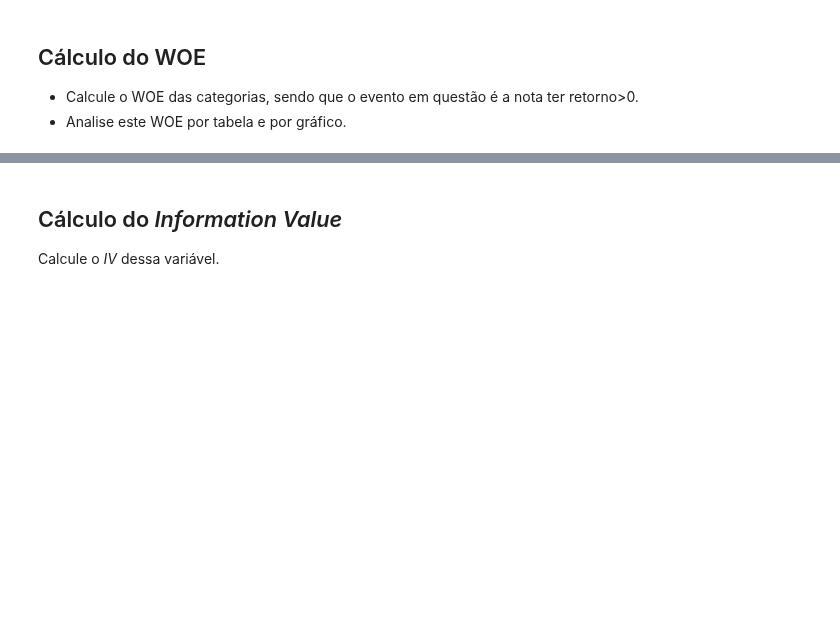
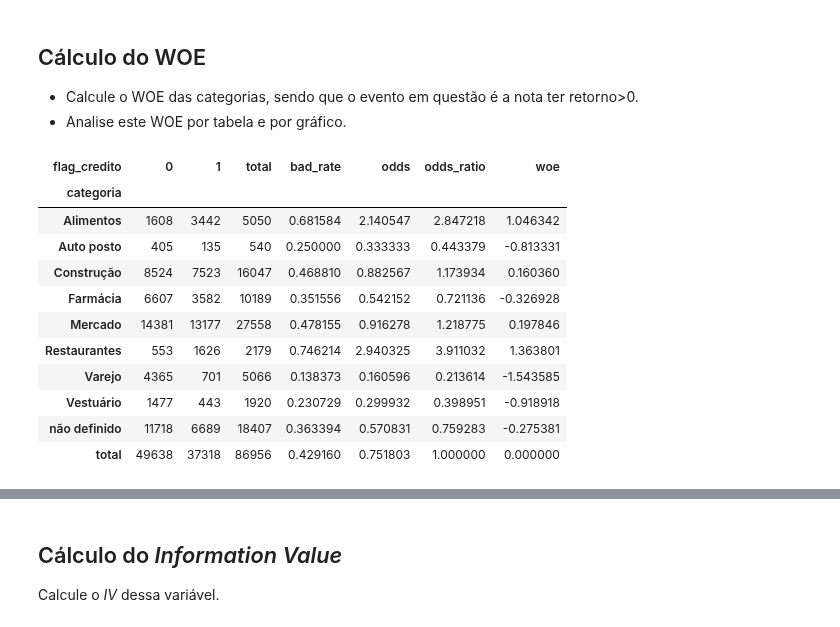
Before and after one commit to gfsilveira/ebac, a Jupyter notebook: 03-Cientista_de_Dados/02-Crisp_DM/36_modulo/ProfCientistaDados m36_supportmaterial_exercise01 - Resolvido.ipynb, the cells around one changed output, grey strips where cells are left out. Saved outputs shown, nothing was run; the diff lists cells and outputs as text; code cells hidden in the pictures; blank space fills up the shorter version.

```diff
--- a/03-Cientista_de_Dados/02-Crisp_DM/36_modulo/ProfCientistaDados m36_supportmaterial_exercise01 - Resolvido.ipynb
+++ b/03-Cientista_de_Dados/02-Crisp_DM/36_modulo/ProfCientistaDados m36_supportmaterial_exercise01 - Resolvido.ipynb
@@ -73,3 +174,19 @@ tab_norm
 
 - Calcule o WOE das categorias, sendo que o evento em questão é a nota ter retorno>0.
 - Analise este WOE por tabela e por gráfico.
+# %%
+tab['woe'] = np.log(tab.odds_ratio)
+tab
+# %% [output]
+| flag_credito | 0 | 1 | total | bad_rate | odds | odds_ratio | woe |
+| categoria |  |  |  |  |  |  |  |
+| Alimentos | 1608 | 3442 | 5050 | 0.681584 | 2.140547 | 2.847218 | 1.046342 |
+| Auto posto | 405 | 135 | 540 | 0.250000 | 0.333333 | 0.443379 | -0.813331 |
+| Construção | 8524 | 7523 | 16047 | 0.468810 | 0.882567 | 1.173934 | 0.160360 |
+| Farmácia | 6607 | 3582 | 10189 | 0.351556 | 0.542152 | 0.721136 | -0.326928 |
+| Mercado | 14381 | 13177 | 27558 | 0.478155 | 0.916278 | 1.218775 | 0.197846 |
+| Restaurantes | 553 | 1626 | 2179 | 0.746214 | 2.940325 | 3.911032 | 1.363801 |
+| Varejo | 4365 | 701 | 5066 | 0.138373 | 0.160596 | 0.213614 | -1.543585 |
+| Vestuário | 1477 | 443 | 1920 | 0.230729 | 0.299932 | 0.398951 | -0.918918 |
+| não definido | 11718 | 6689 | 18407 | 0.363394 | 0.570831 | 0.759283 | -0.275381 |
+| total | 49638 | 37318 | 86956 | 0.429160 | 0.751803 | 1.000000 | 0.000000 |
```
Also changed, not shown: parts of 16 cells of this notebook, 1 other file.
